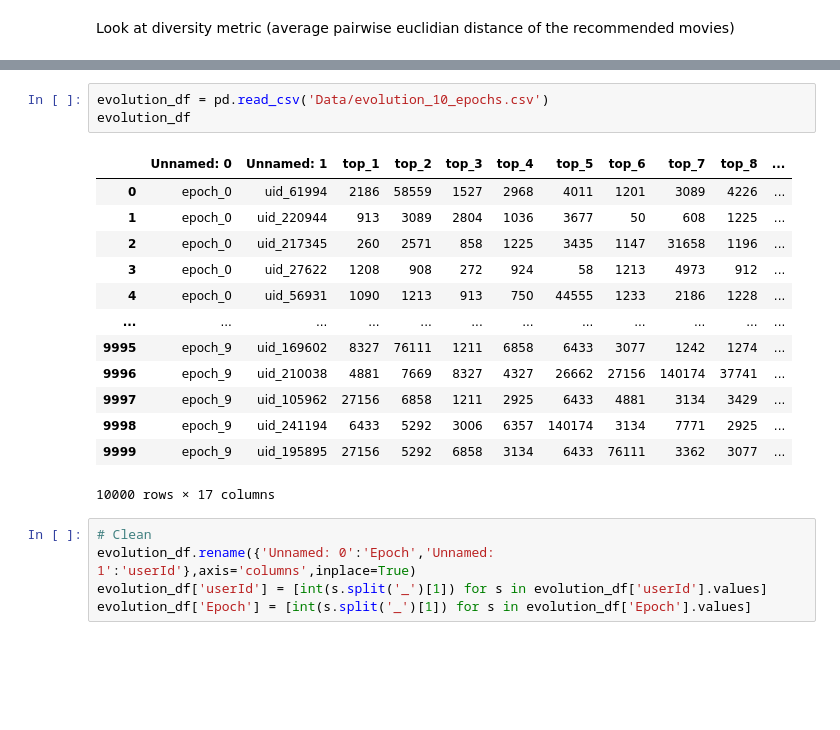
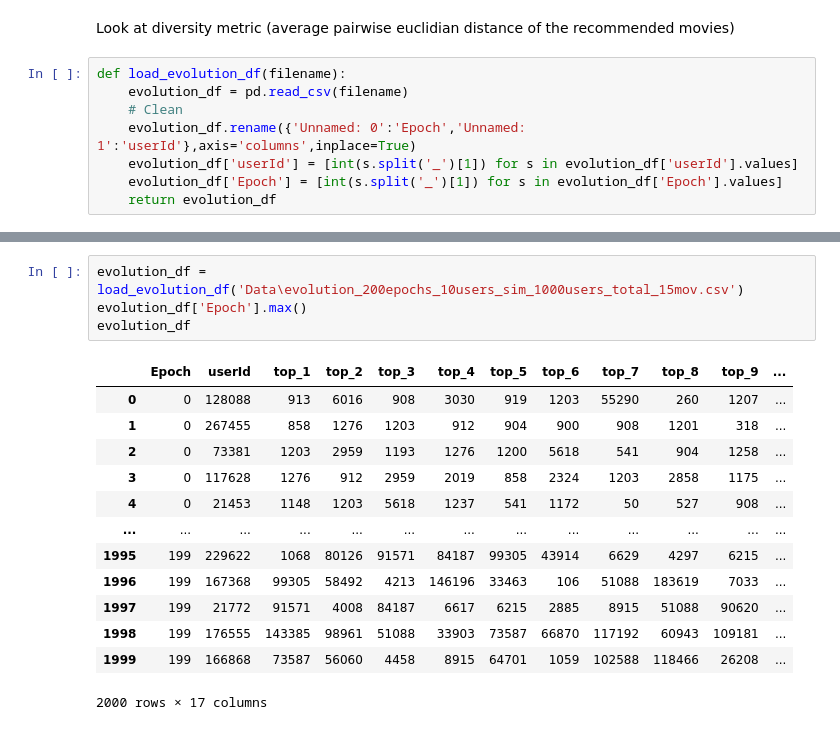
Before and after one commit to enoordeh/WestCoastDatathon, a Jupyter notebook: diversity.ipynb, the cells around one changed output, grey strips where cells are left out. Drawn from its saved outputs; the diff is of its cells as text; blank space fills up the shorter version.

```diff
--- a/diversity.ipynb
+++ b/diversity.ipynb
@@ -143,2 +155,10 @@ dist.max()
 # %% [markdown]
 Look at diversity metric (average pairwise euclidian distance of the recommended movies)
+# %%
+def load_evolution_df(filename):
+    evolution_df = pd.read_csv(filename)
+    # Clean
+    evolution_df.rename({'Unnamed: 0':'Epoch','Unnamed: 1':'userId'},axis='columns',inplace=True)
+    evolution_df['userId'] = [int(s.split('_')[1]) for s in evolution_df['userId'].values]
+    evolution_df['Epoch'] = [int(s.split('_')[1]) for s in evolution_df['Epoch'].values]
+    return evolution_df
@@ -145,22 +186,18 @@ Look at diversity metric (average pairwise euclidian distance of the recommended
 # %%
-evolution_df = pd.read_csv('Data/evolution_10_epochs.csv')
+evolution_df = load_evolution_df('Data\evolution_200epochs_10users_sim_1000users_total_15mov.csv')
+evolution_df['Epoch'].max()
 evolution_df
 # %% [output]
-|  | Unnamed: 0 | Unnamed: 1 | top_1 | top_2 | top_3 | top_4 | top_5 | top_6 | top_7 | top_8 | ... |
-| 0 | epoch_0 | uid_61994 | 2186 | 58559 | 1527 | 2968 | 4011 | 1201 | 3089 | 4226 | ... |
-| 1 | epoch_0 | uid_220944 | 913 | 3089 | 2804 | 1036 | 3677 | 50 | 608 | 1225 | ... |
-| 2 | epoch_0 | uid_217345 | 260 | 2571 | 858 | 1225 | 3435 | 1147 | 31658 | 1196 | ... |
-| 3 | epoch_0 | uid_27622 | 1208 | 908 | 272 | 924 | 58 | 1213 | 4973 | 912 | ... |
-| 4 | epoch_0 | uid_56931 | 1090 | 1213 | 913 | 750 | 44555 | 1233 | 2186 | 1228 | ... |
-| ... | ... | ... | ... | ... | ... | ... | ... | ... | ... | ... | ... |
-| 9995 | epoch_9 | uid_169602 | 8327 | 76111 | 1211 | 6858 | 6433 | 3077 | 1242 | 1274 | ... |
-| 9996 | epoch_9 | uid_210038 | 4881 | 7669 | 8327 | 4327 | 26662 | 27156 | 140174 | 37741 | ... |
-| 9997 | epoch_9 | uid_105962 | 27156 | 6858 | 1211 | 2925 | 6433 | 4881 | 3134 | 3429 | ... |
-| 9998 | epoch_9 | uid_241194 | 6433 | 5292 | 3006 | 6357 | 140174 | 3134 | 7771 | 2925 | ... |
-| 9999 | epoch_9 | uid_195895 | 27156 | 5292 | 6858 | 3134 | 6433 | 76111 | 3362 | 3077 | ... |
+|  | Epoch | userId | top_1 | top_2 | top_3 | top_4 | top_5 | top_6 | top_7 | top_8 | top_9 | ... |
+| 0 | 0 | 128088 | 913 | 6016 | 908 | 3030 | 919 | 1203 | 55290 | 260 | 1207 | ... |
+| 1 | 0 | 267455 | 858 | 1276 | 1203 | 912 | 904 | 900 | 908 | 1201 | 318 | ... |
+| 2 | 0 | 73381 | 1203 | 2959 | 1193 | 1276 | 1200 | 5618 | 541 | 904 | 1258 | ... |
+| 3 | 0 | 117628 | 1276 | 912 | 2959 | 2019 | 858 | 2324 | 1203 | 2858 | 1175 | ... |
+| 4 | 0 | 21453 | 1148 | 1203 | 5618 | 1237 | 541 | 1172 | 50 | 527 | 908 | ... |
+| ... | ... | ... | ... | ... | ... | ... | ... | ... | ... | ... | ... | ... |
+| 1995 | 199 | 229622 | 1068 | 80126 | 91571 | 84187 | 99305 | 43914 | 6629 | 4297 | 6215 | ... |
+| 1996 | 199 | 167368 | 99305 | 58492 | 4213 | 146196 | 33463 | 106 | 51088 | 183619 | 7033 | ... |
+| 1997 | 199 | 21772 | 91571 | 4008 | 84187 | 6617 | 6215 | 2885 | 8915 | 51088 | 90620 | ... |
+| 1998 | 199 | 176555 | 143385 | 98961 | 51088 | 33903 | 73587 | 66870 | 117192 | 60943 | 109181 | ... |
+| 1999 | 199 | 166868 | 73587 | 56060 | 4458 | 8915 | 64701 | 1059 | 102588 | 118466 | 26208 | ... |
-10000 rows × 17 columns
+2000 rows × 17 columns
-# %%
-# Clean
-evolution_df.rename({'Unnamed: 0':'Epoch','Unnamed: 1':'userId'},axis='columns',inplace=True)
-evolution_df['userId'] = [int(s.split('_')[1]) for s in evolution_df['userId'].values]
-evolution_df['Epoch'] = [int(s.split('_')[1]) for s in evolution_df['Epoch'].values]
```
Also changed, not shown: parts of 10 cells of this notebook, 2 other files.
